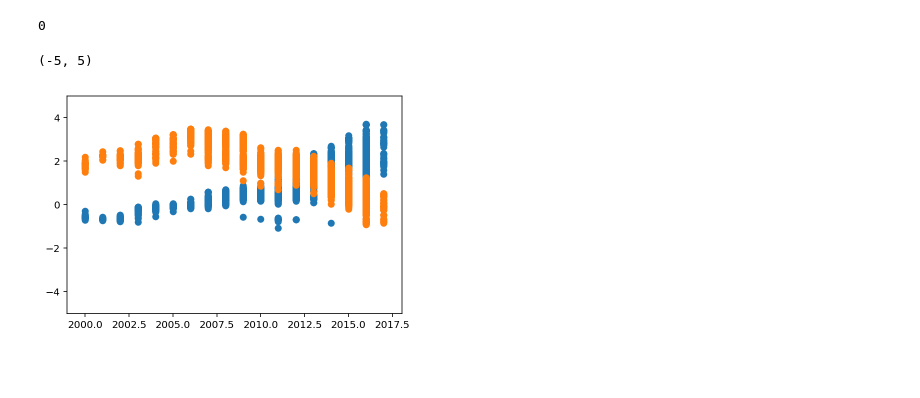
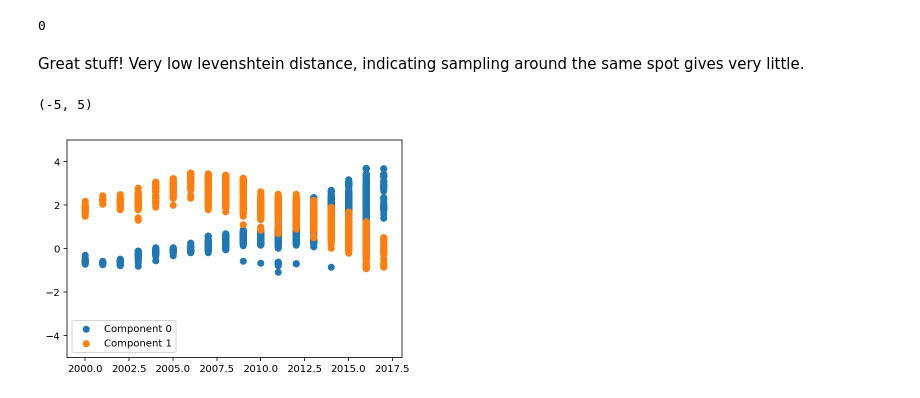
Before and after one commit to ericmjl/autoencoders, a Jupyter notebook: keras-sequence-autoencoder.ipynb, the cells around one changed output. Saved outputs shown, nothing was run; the diff lists cells and outputs as text; code cells hidden in the pictures; blank space fills up the shorter version.

```diff
--- a/keras-sequence-autoencoder.ipynb
+++ b/keras-sequence-autoencoder.ipynb
@@ -312,12 +364,15 @@ for row in range(letter_arrays.shape[0]):
 distance(sequences[0], sequences[1])
 # %% [output]
 0
+# %% [markdown]
+Great stuff! Very low levenshtein distance, indicating sampling around the same spot gives very little.
 # %%
 # Let's try doing some temporal scatterplots.
 
-plt.scatter(years, embeddings_mean[:, 0])
-plt.scatter(years, embeddings_mean[:, 1])
+plt.scatter(years, embeddings_mean[:, 0], label='Component 0')
+plt.scatter(years, embeddings_mean[:, 1], label='Component 1')
+plt.legend(loc='lower left')
 plt.ylim(-5, 5)
 # %% [output]
 (-5, 5)
-[figure, old version]
+[figure, new version]
```
Also changed, not shown: parts of 33 cells of this notebook.
